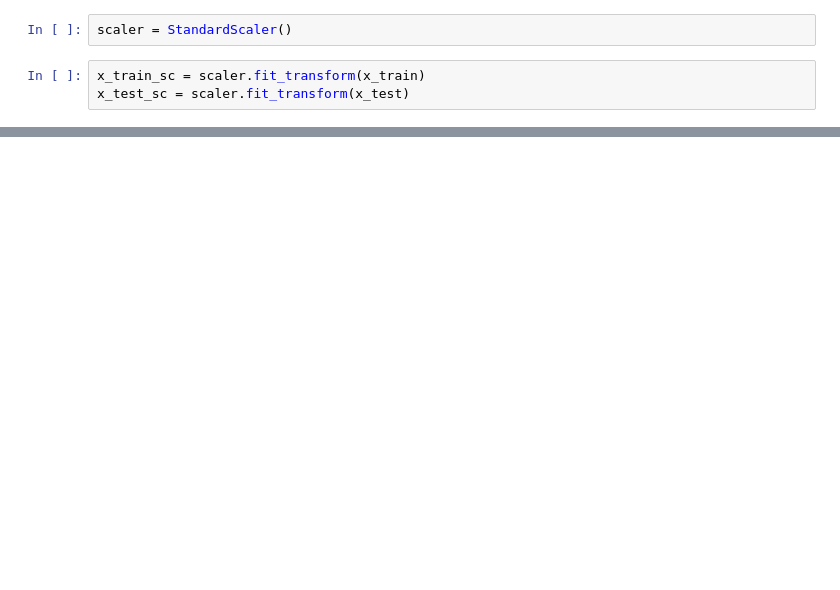
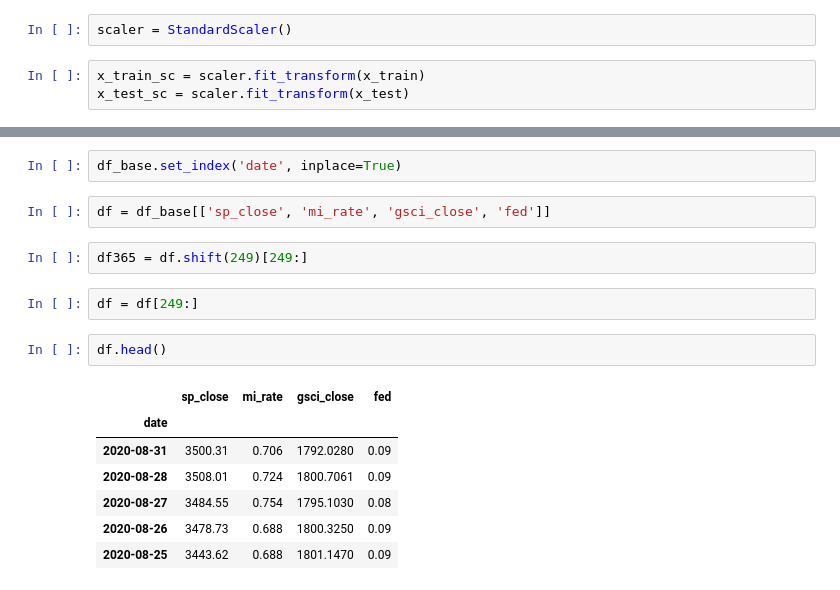
Before and after one commit to rjsgn1209/B-Project5, a Jupyter notebook: Deep learing.ipynb, the cells around one changed output, grey strips where cells are left out. Cells and saved outputs as stored; diff of their text form; blank space fills up the shorter version.

```diff
--- a/Deep learing.ipynb
+++ b/Deep learing.ipynb
@@ -1811,0 +1854,18 @@ plt.show()
+# %%
+df_base.set_index('date', inplace=True)
+# %%
+df = df_base[['sp_close', 'mi_rate', 'gsci_close', 'fed']]
+# %%
+df365 = df.shift(249)[249:]
+# %%
+df = df[249:]
+# %%
+df.head()
+# %% [output]
+|  | sp_close | mi_rate | gsci_close | fed |
+| date |  |  |  |  |
+| 2020-08-31 | 3500.31 | 0.706 | 1792.0280 | 0.09 |
+| 2020-08-28 | 3508.01 | 0.724 | 1800.7061 | 0.09 |
+| 2020-08-27 | 3484.55 | 0.754 | 1795.1030 | 0.08 |
+| 2020-08-26 | 3478.73 | 0.688 | 1800.3250 | 0.09 |
+| 2020-08-25 | 3443.62 | 0.688 | 1801.1470 | 0.09 |
```
Also changed, not shown: parts of 25 cells of this notebook, 27 other files.
